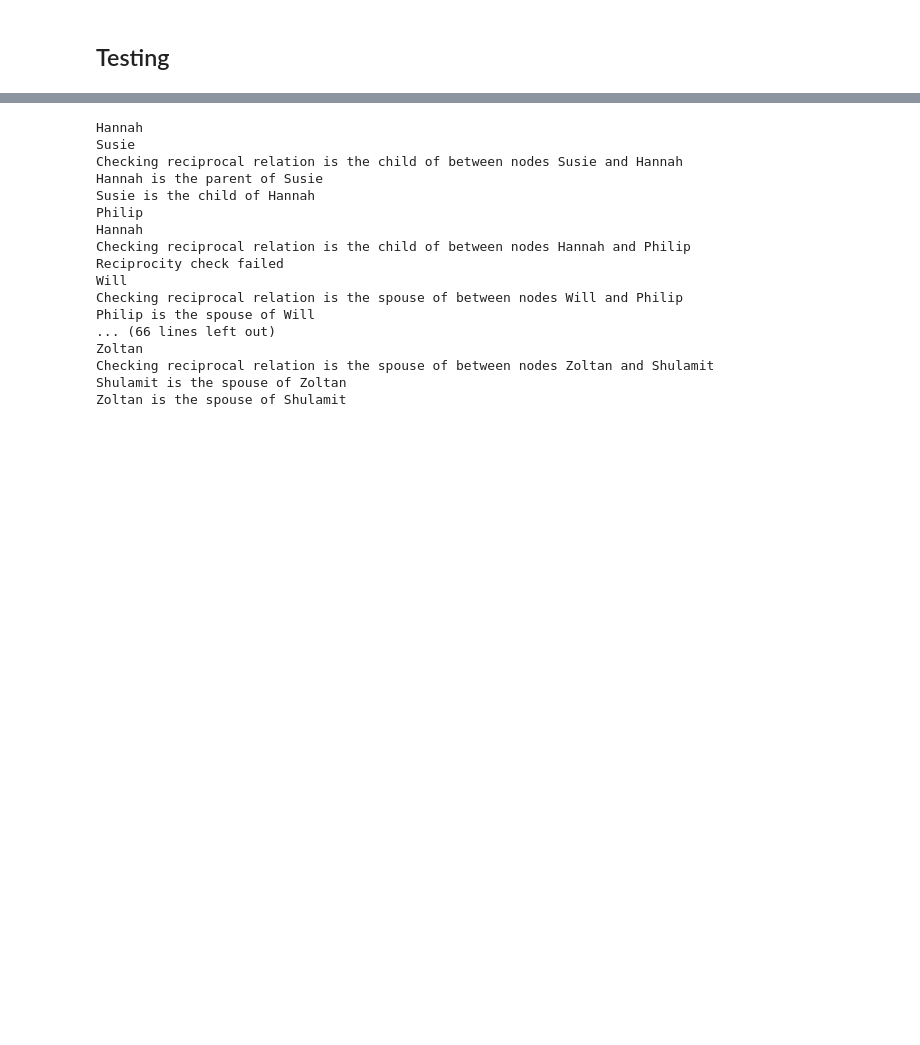
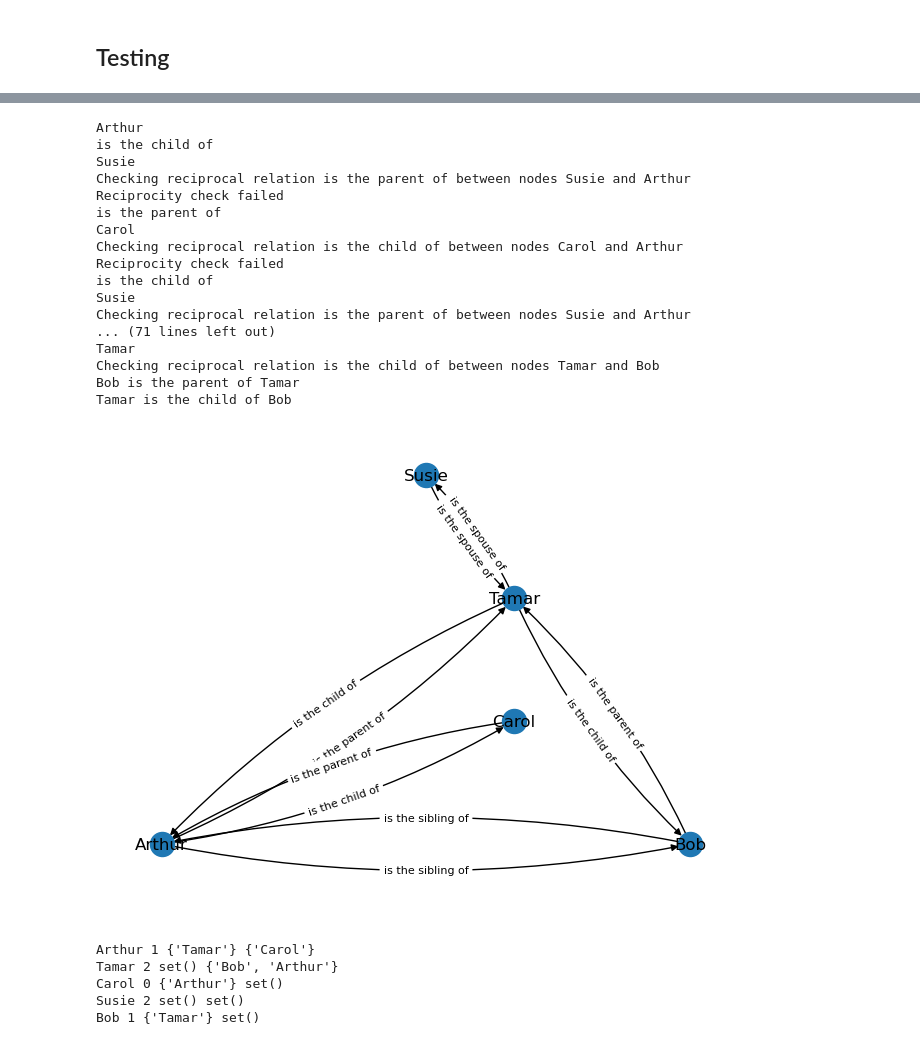
Before and after one commit to s-ostrove/rag-testing, a Jupyter notebook: GraphBuilder.ipynb, the cells around one changed output, grey strips where cells are left out. Drawn from its saved outputs; the diff is of its cells as text; code cells hidden in the pictures; blank space fills up the shorter version.

```diff
--- a/GraphBuilder.ipynb
+++ b/GraphBuilder.ipynb
@@ -81,16 +75,18 @@ class relation:
         self.obj_class = None
         self.recip = list()
         self.share = list()
+        self.onehop = list()
         self.no = list()
         self.max = int()
         self.gen = int()
 
     def specify(self, subj:ABC, obj:ABC, recip:list = [],
-                share:list = [], no:list = [], max:int = defaultmax, gen:int = None):
+                share:list = [], onehop:list = [], no:list = [], max:int = defaultmax, gen:int = None):
         self.subj_class = subj
         self.obj_class = obj
         self.recip = recip
         self.share = share
+        self.onehop = onehop
         self.no = no
         self.max = max
         self.gen = gen
@@ -110,6 +106,9 @@ class relation:
     def getShare(self) -> list:
         return self.share
 
+    def getOneHop(self) -> list:
+        return self.onehop
+
     def getMax(self) -> int:
         return self.max
 
@@ -129,8 +128,8 @@ class node(ABC):
         self.setProp('Name', name)
         self.setProp('Generation', None)
 
-    def __call__(self):
-        print("This is a node, of type" + self.__class__)
+    # def __call__(self):
+    #     print("This is a node, of type" + self.__class__)
 
     def getProp(self, prop:str):
         """
@@ -559,30 +614,51 @@ nodes = loadSpec("./testGraph1.yml")
 # %%
-people = drawNode(nodes, 10)
+nodes = loadSpec("./testGraph1.yml")
+people = drawNode(nodes, 5)
+rels = [sibling_of, child_of, parent_of, spouse_of]
 for subj in people:
-    rels = [sibling_of, child_of, parent_of, spouse_of]
     print(subj.getProp('Name'))
     attempt = 0
-    for attempt in range(4):
+    for attempt in range(8):
         rel = np.random.choice(rels, 1)[0]
+        print(rel.getName())
         obj = drawNode(people, 1)[0]
         print(obj.getProp('Name'))
         if tryRelation(subj, obj, rel) is True:
             break
 # %% [output]
-Hannah
+Arthur
+is the child of
 Susie
-Checking reciprocal relation is the child of between nodes Susie and Hannah
-Hannah is the parent of Susie
-Susie is the child of Hannah
-Philip
-Hannah
-Checking reciprocal relation is the child of between nodes Hannah and Philip
+Checking reciprocal relation is the parent of between nodes Susie and Arthur
 Reciprocity check failed
-Will
-Checking reciprocal relation is the spouse of between nodes Will and Philip
-Philip is the spouse of Will
-... (66 lines left out)
-Zoltan
-Checking reciprocal relation is the spouse of between nodes Zoltan and Shulamit
-Shulamit is the spouse of Zoltan
-Zoltan is the spouse of Shulamit
+is the parent of
+Carol
+Checking reciprocal relation is the child of between nodes Carol and Arthur
+Reciprocity check failed
+is the child of
+Susie
+Checking reciprocal relation is the parent of between nodes Susie and Arthur
+... (71 lines left out)
+Tamar
+Checking reciprocal relation is the child of between nodes Tamar and Bob
+Bob is the parent of Tamar
+Tamar is the child of Bob
+# %%
+testgraph = nx.MultiDiGraph()
+testgraph.add_nodes_from(people)
+for person in people:
+    testgraph.add_edges_from(person.getAllRels())
+edge_labels = nx.get_edge_attributes(testgraph, "Rel")
+pos = nx.planar_layout(testgraph, 3)
+nx.draw(testgraph, pos, labels={person:person.getProp('Name') for person in people}, connectionstyle='arc3, rad = 0.1')
+nx.draw_networkx_edge_labels(testgraph, pos=pos, edge_labels=edge_labels, connectionstyle='arc3, rad = 0.1', font_size=8)
+plt.show()
+for person in people:
+    print(person.getProp('Name'), person.getProp('Generation'), person.getRel(parent_of)[1], person.getRel(child_of)[1])
+# %% [output]
+[figure, added]
+Arthur 1 {'Tamar'} {'Carol'}
+Tamar 2 set() {'Bob', 'Arthur'}
+Carol 0 {'Arthur'} set()
+Susie 2 set() set()
+Bob 1 {'Tamar'} set()
```
Also changed, not shown: parts of 13 cells of this notebook.
